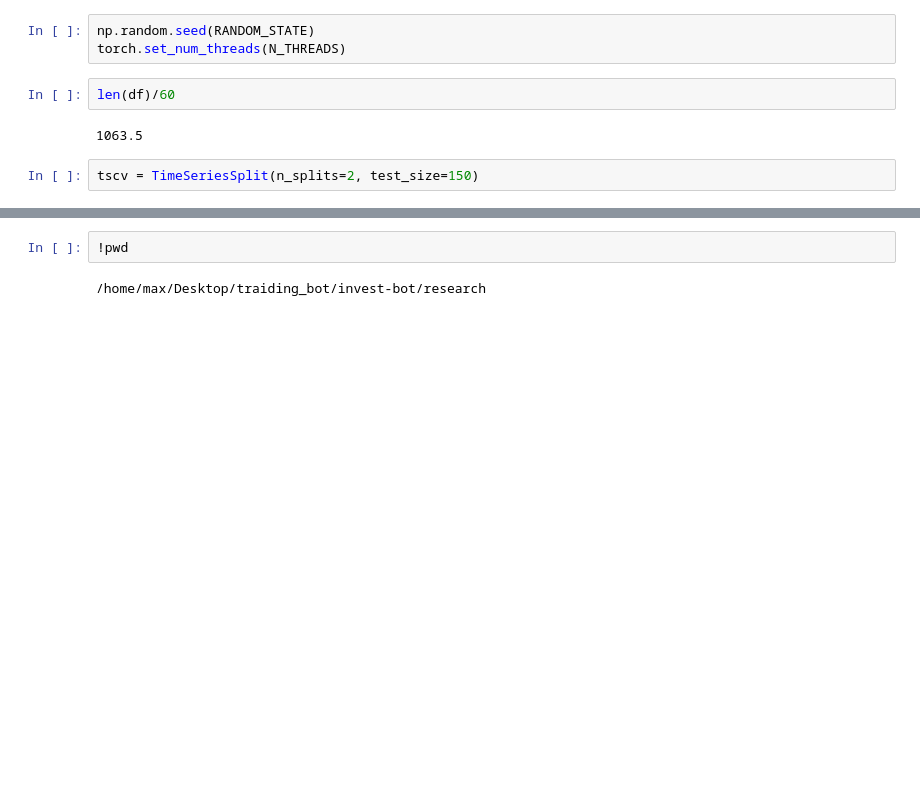
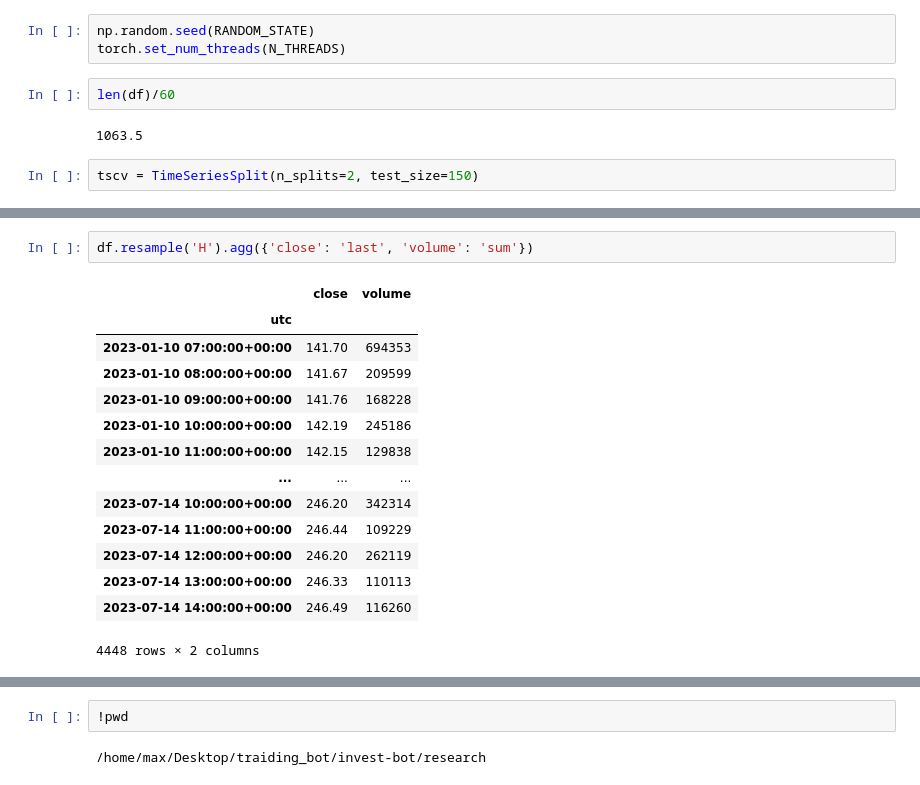
Before and after one commit to xsevios/invest-bot, a Jupyter notebook: research/EDA.ipynb, the cells around one changed output, grey strips where cells are left out. Saved outputs shown, nothing was run; the diff lists cells and outputs as text; blank space fills up the shorter version.

```diff
--- a/research/EDA.ipynb
+++ b/research/EDA.ipynb
@@ -193,0 +209,17 @@ tscv = TimeSeriesSplit(n_splits=2, test_size=150)
+# %%
+df.resample('H').agg({'close': 'last', 'volume': 'sum'})
+# %% [output]
+|  | close | volume |
+| utc |  |  |
+| 2023-01-10 07:00:00+00:00 | 141.70 | 694353 |
+| 2023-01-10 08:00:00+00:00 | 141.67 | 209599 |
+| 2023-01-10 09:00:00+00:00 | 141.76 | 168228 |
+| 2023-01-10 10:00:00+00:00 | 142.19 | 245186 |
+| 2023-01-10 11:00:00+00:00 | 142.15 | 129838 |
+| ... | ... | ... |
+| 2023-07-14 10:00:00+00:00 | 246.20 | 342314 |
+| 2023-07-14 11:00:00+00:00 | 246.44 | 109229 |
+| 2023-07-14 12:00:00+00:00 | 246.20 | 262119 |
+| 2023-07-14 13:00:00+00:00 | 246.33 | 110113 |
+| 2023-07-14 14:00:00+00:00 | 246.49 | 116260 |
+4448 rows × 2 columns
```
Also changed, not shown: parts of 14 cells of this notebook.
